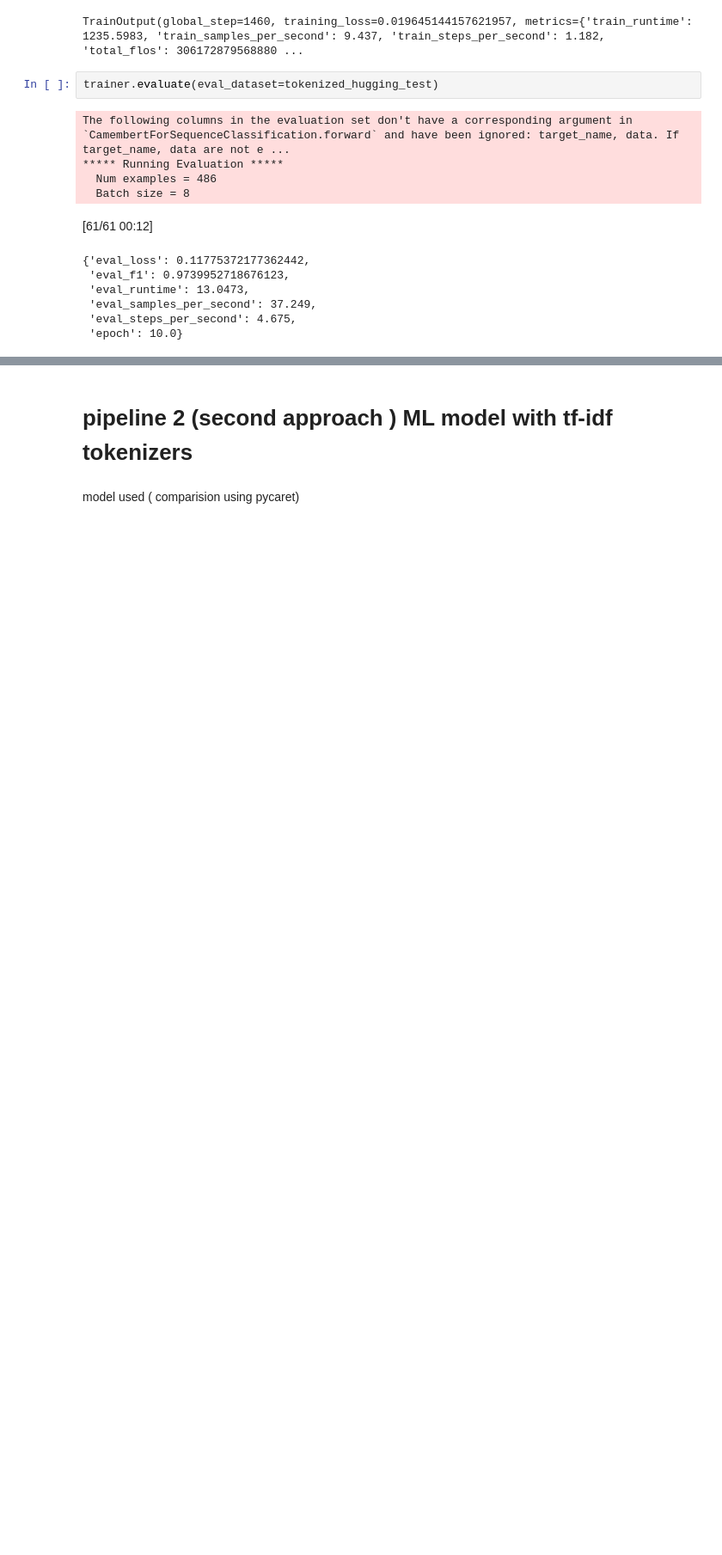
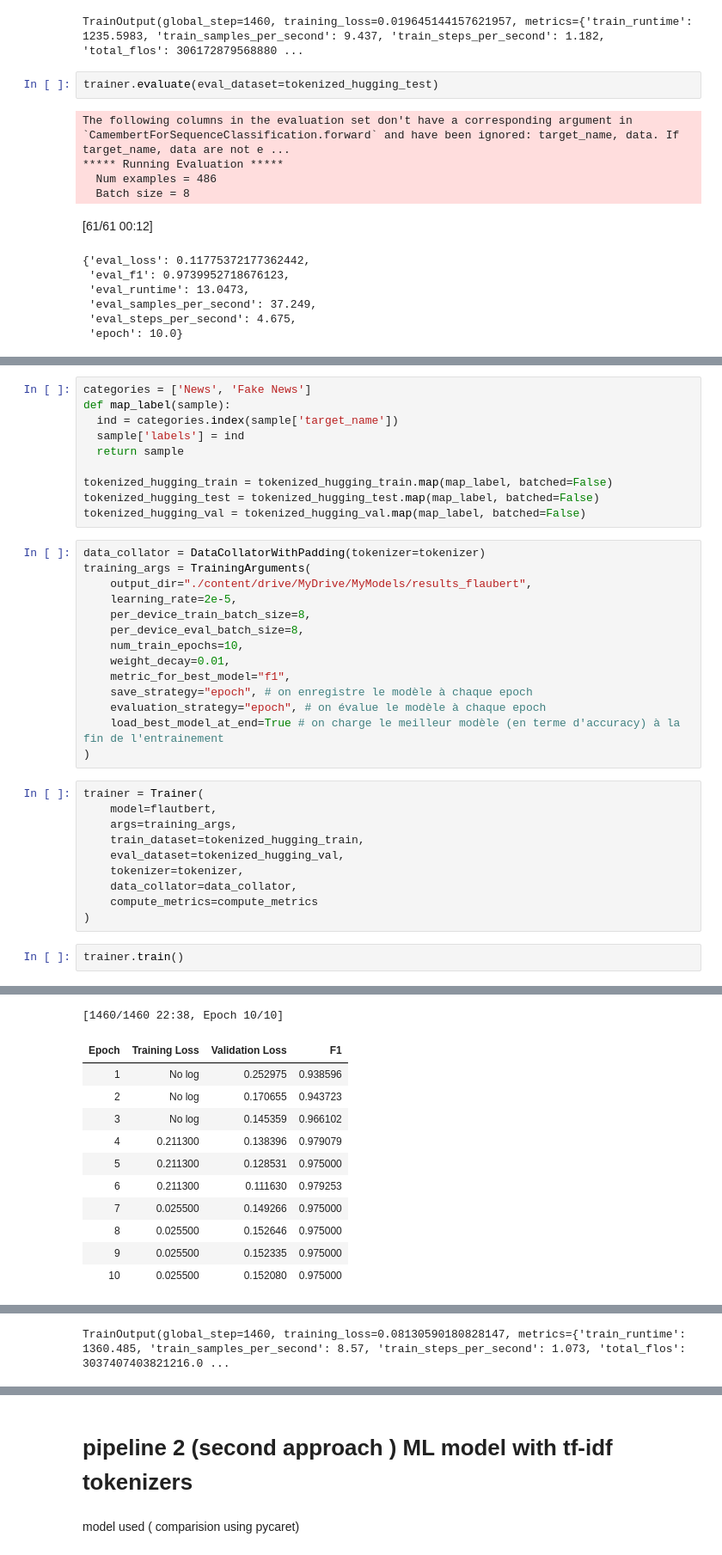
Before and after one commit to othmane42/defi1_hackAI, a Jupyter notebook: Défis2_submission_notebook.ipynb, the cells around one changed output, grey strips where cells are left out. Shown at 86% size. Drawn from its saved outputs; the diff is of its cells as text; blank space fills up the shorter version.

Commit message:
flaubert test f1 score 96

```diff
--- a/Défis2_submission_notebook.ipynb
+++ b/Défis2_submission_notebook.ipynb
@@ -277,0 +279,37 @@ The following columns in the evaluation set don't have a corresponding argument
+# %%
+categories = ['News', 'Fake News']
+def map_label(sample):
+  ind = categories.index(sample['target_name'])
+  sample['labels'] = ind
+  return sample
+
+tokenized_hugging_train = tokenized_hugging_train.map(map_label, batched=False)
+tokenized_hugging_test = tokenized_hugging_test.map(map_label, batched=False)
+tokenized_hugging_val = tokenized_hugging_val.map(map_label, batched=False)
+# %%
+data_collator = DataCollatorWithPadding(tokenizer=tokenizer)
+training_args = TrainingArguments(
+    output_dir="./content/drive/MyDrive/MyModels/results_flaubert",
+    learning_rate=2e-5,
+    per_device_train_batch_size=8,
+    per_device_eval_batch_size=8,
+    num_train_epochs=10,
+    weight_decay=0.01,
+    metric_for_best_model="f1",
+    save_strategy="epoch", # on enregistre le modèle à chaque epoch
+    evaluation_strategy="epoch", # on évalue le modèle à chaque epoch
+    load_best_model_at_end=True # on charge le meilleur modèle (en terme d'accuracy) à la fin de l'entrainement
+)
+# %%
+trainer = Trainer(
+    model=flautbert,
+    args=training_args,
+    train_dataset=tokenized_hugging_train,
+    eval_dataset=tokenized_hugging_val,
+    tokenizer=tokenizer,
+    data_collator=data_collator,
+    compute_metrics=compute_metrics
+)
+# %%
+trainer.train()
+# %% [output]
@@ -277,0 +325,12 @@ The following columns in the evaluation set don't have a corresponding argument
+[1460/1460 22:38, Epoch 10/10]
+| Epoch | Training Loss | Validation Loss | F1 |
+| 1 | No log | 0.252975 | 0.938596 |
+| 2 | No log | 0.170655 | 0.943723 |
+| 3 | No log | 0.145359 | 0.966102 |
+| 4 | 0.211300 | 0.138396 | 0.979079 |
+| 5 | 0.211300 | 0.128531 | 0.975000 |
+| 6 | 0.211300 | 0.111630 | 0.979253 |
+| 7 | 0.025500 | 0.149266 | 0.975000 |
+| 8 | 0.025500 | 0.152646 | 0.975000 |
+| 9 | 0.025500 | 0.152335 | 0.975000 |
+| 10 | 0.025500 | 0.152080 | 0.975000 |
@@ -277,0 +354 @@ The following columns in the evaluation set don't have a corresponding argument
+TrainOutput(global_step=1460, training_loss=0.08130590180828147, metrics={'train_runtime': 1360.485, 'train_samples_per_second': 8.57, 'train_steps_per_second': 1.073, 'total_flos': 3037407403821216.0 ...
```
Also changed, not shown: parts of 12 cells of this notebook.
